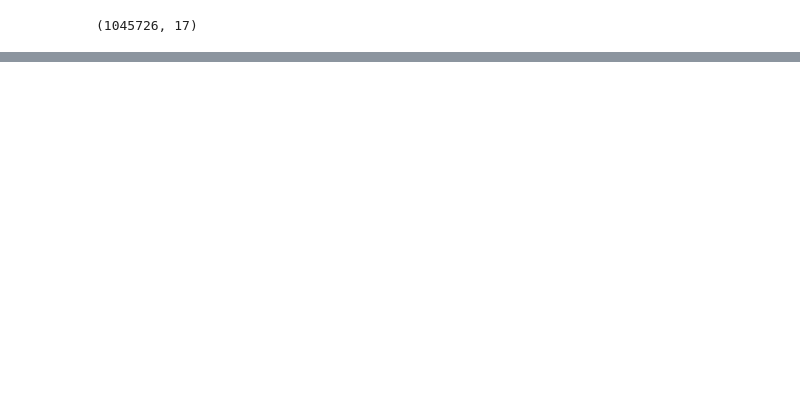
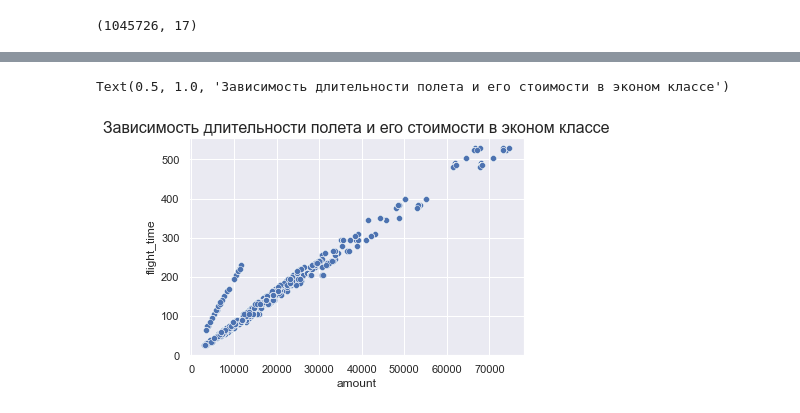
Before and after one commit to s-lyudmila/air_flights, a Jupyter notebook: connect_db.ipynb, the cells around one changed output, grey strips where cells are left out. Drawn from its saved outputs; the diff is of its cells as text; code cells hidden in the pictures; blank space fills up the shorter version.

```diff
--- a/connect_db.ipynb
+++ b/connect_db.ipynb
@@ -33,0 +205,4 @@ conn.close()
+# %%
+# добавляем столбец со временем полета
+df['flight_time'] = (df.scheduled_arrival - df.scheduled_departure) / pd.Timedelta(minutes=1)
+df.head()
@@ -33,0 +216,9 @@ conn.close()
+# %%
+# economy class
+economy = df[df['fare_conditions']=='Economy']
+# %%
+sns.scatterplot(x='amount', y='flight_time', data=economy)
+plt.title('Зависимость длительности полета и его стоимости в классе economy', fontsize=16)
+# %% [output]
+Text(0.5, 1.0, 'Зависимость длительности полета и его стоимости в эконом классе')
+[figure, added]
```
Also changed, not shown: parts of 36 cells of this notebook.
